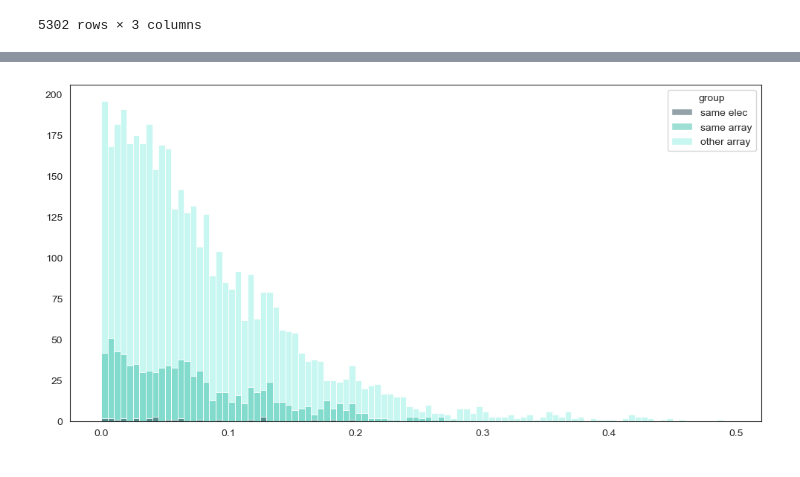
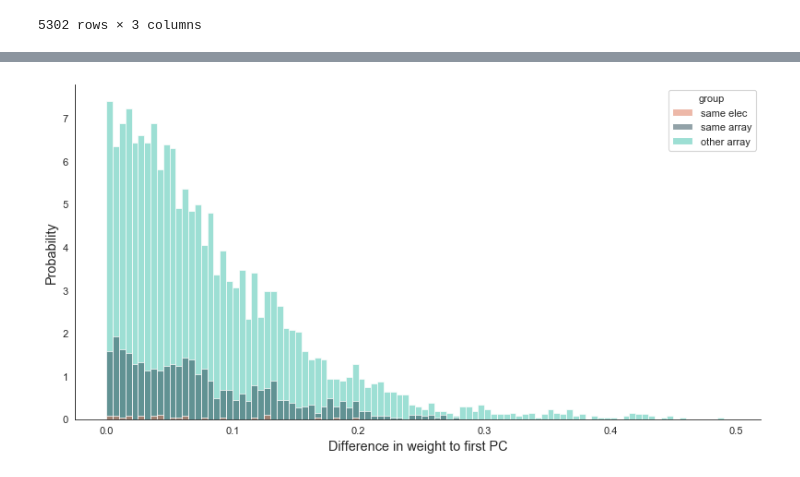
Before and after one commit to daphnecor/Spatial, a Jupyter notebook: SpatialPCA.ipynb, the cells around one changed output, grey strips where cells are left out. Drawn from its saved outputs; the diff is of its cells as text; code cells hidden in the pictures.

```diff
--- a/SpatialPCA.ipynb
+++ b/SpatialPCA.ipynb
@@ -22,7 +22,7 @@ import os
 
 sns.set_style('white')
 # to change default color cycle
-cs = ['#264653', '#3DC1AB', '#92F0E4', '#CEE2DA', '#DC7253', '#4D7399', '#CDBCA5']
+cs = ['#DC7253', '#264653', '#3DC1AB', '#92F0E4', '#CEE2DA', '#DC7253', '#4D7399', '#CDBCA5']
 plt.rcParams['axes.prop_cycle'] = plt.cycler(color=cs)
 cmap = sns.diverging_palette(250, 30, l=65, center="dark", as_cmap=True)
 import importlib
@@ -191,2 +161,0 @@ array([0.83018868, 1.        , 0.83018868, 0.81132075, 0.64150943,
-# %%
-sns.set_theme(style="whitegrid")
@@ -221,12 +188,13 @@ SyntaxError: invalid syntax (<ipython-input-35-93a8effee1d2>, line 1)
 # %%
-fig, ax = plt.subplots(1, figsize=(12, 6), dpi=100)
+fig, ax = plt.subplots(1, figsize=(12, 6), dpi=80)
 
-sns.histplot(df, x='w_diff', hue='group', bins=binz)
+sns.histplot(df, x='w_diff', hue='group', bins=binz, stat='density')
 ax.set_title('', fontsize=14)
-ax.set_xlabel('', fontsize=13)
-ax.set_ylabel('', fontsize=13);
+ax.set_xlabel('Digit fference in weight to first PC', fontsize=13)
+ax.set_ylabel('Probability', fontsize=13);
+sns.despine()
 # %% [output]
-[figure, old version]
+[figure, new version]
 # %%
 # unit_guide = df['M1_unit_guide'][0]
 
```
Also changed, not shown: parts of 10 cells of this notebook, 1 other file.
